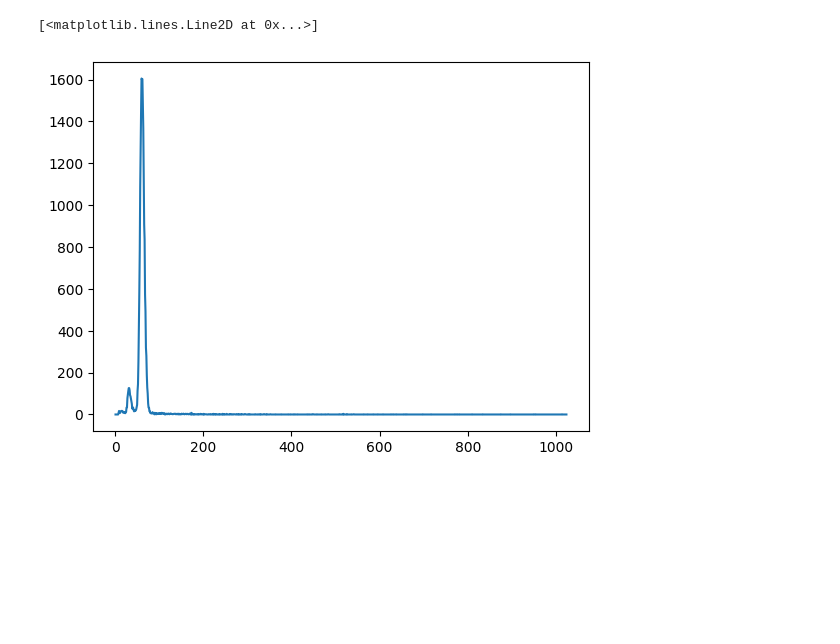
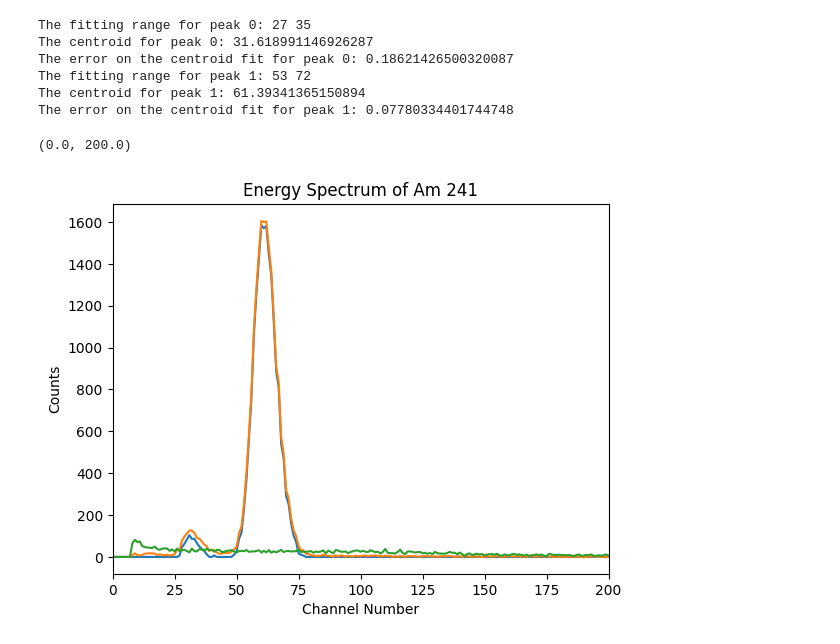
Before and after one commit to Shounak2512/Proportional-counter, a Jupyter notebook: Energy_Spect_Fe.ipynb, the cells around one changed output. Cells and saved outputs as stored; diff of their text form; code cells hidden in the pictures; blank space fills up the shorter version.

```diff
--- a/Energy_Spect_Fe.ipynb
+++ b/Energy_Spect_Fe.ipynb
@@ -28,6 +58,14 @@ channel_no=np.arange(1,len(E_spectrum_fe)+1)
+# %%
+bkg=extract_mca_data("team_battery/bkg_10_1789.mca")
 # %%
-E_spectrum_fe=extract_mca_data("team_battery/am_10_1790_spectrum.mca")
-E_spectrum_am=extract_mca_data("team_battery/fe_10_1789_spectrum.mca")
-E_spectrum_ba=extract_mca_data("team_battery/ba_10_1790_spectrum.mca")
+raw_E_spectrum_fe=extract_mca_data("team_battery/am_10_1790_spectrum.mca")
+raw_E_spectrum_am=extract_mca_data("team_battery/fe_10_1789_spectrum.mca")
+raw_E_spectrum_ba=extract_mca_data("team_battery/ba_10_1790_spectrum.mca")
+# %%
+channel_no=np.arange(1,len(raw_E_spectrum_fe)+1)
+# %%
+E_spectrum_fe=bkg_corrector(bkg,raw_E_spectrum_fe)
+E_spectrum_am=bkg_corrector(bkg,raw_E_spectrum_am)
+E_spectrum_ba=bkg_corrector(bkg,raw_E_spectrum_ba)
 # %%
 plt.plot(channel_no,E_spectrum_fe)
@@ -37,7 +81,22 @@ plt.plot(channel_no,E_spectrum_fe)
 # %%
+am_fitting_range=[[26,35],[52,72]]
+am_p0=[[100,33,10],[1600,60,10]]
+graphfitter(am_fitting_range,2,gaussian,channel_no,E_spectrum_am,am_p0)
 plt.plot(channel_no,E_spectrum_am)
+plt.plot(channel_no,raw_E_spectrum_am)
+plt.plot(channel_no,bkg)
+plt.xlabel("Channel Number")
+plt.ylabel("Counts")
+plt.title("Energy Spectrum of Am 241")
+plt.xlim(0,200)
 # %% [output]
-[<matplotlib.lines.Line2D at 0x...>]
+The fitting range for peak 0: 27 35
+The centroid for peak 0: 31.618991146926287
+The error on the centroid fit for peak 0: 0.18621426500320087
+The fitting range for peak 1: 53 72
+The centroid for peak 1: 61.39341365150894
+The error on the centroid fit for peak 1: 0.07780334401744748
+(0.0, 200.0)
-[figure, old version]
+[figure, new version]
 # %%
 plt.plot(channel_no,E_spectrum_ba)
```
Also changed, not shown: parts of 7 cells of this notebook.
